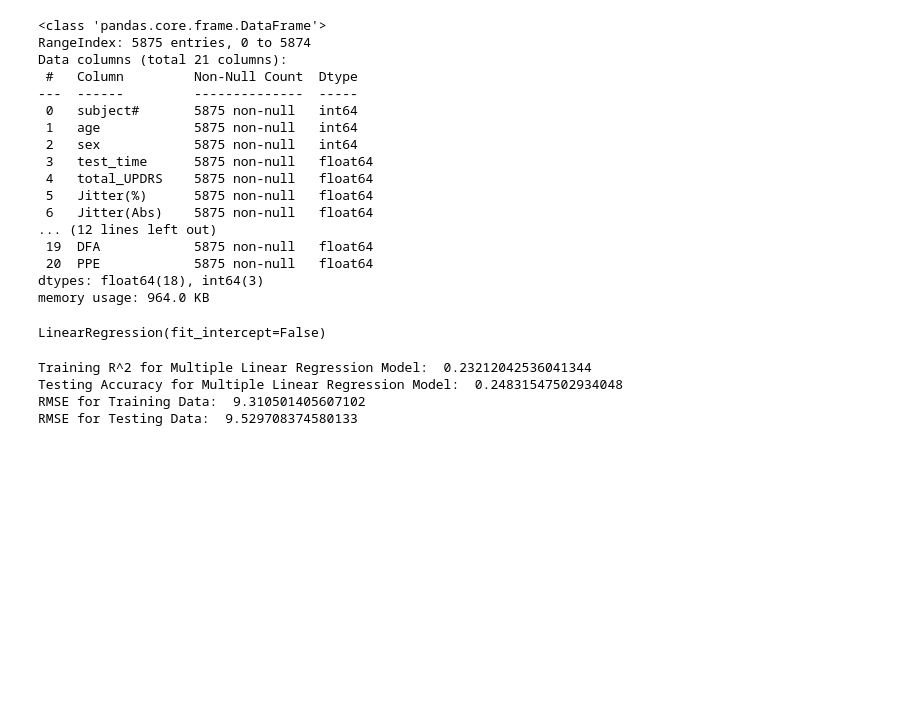
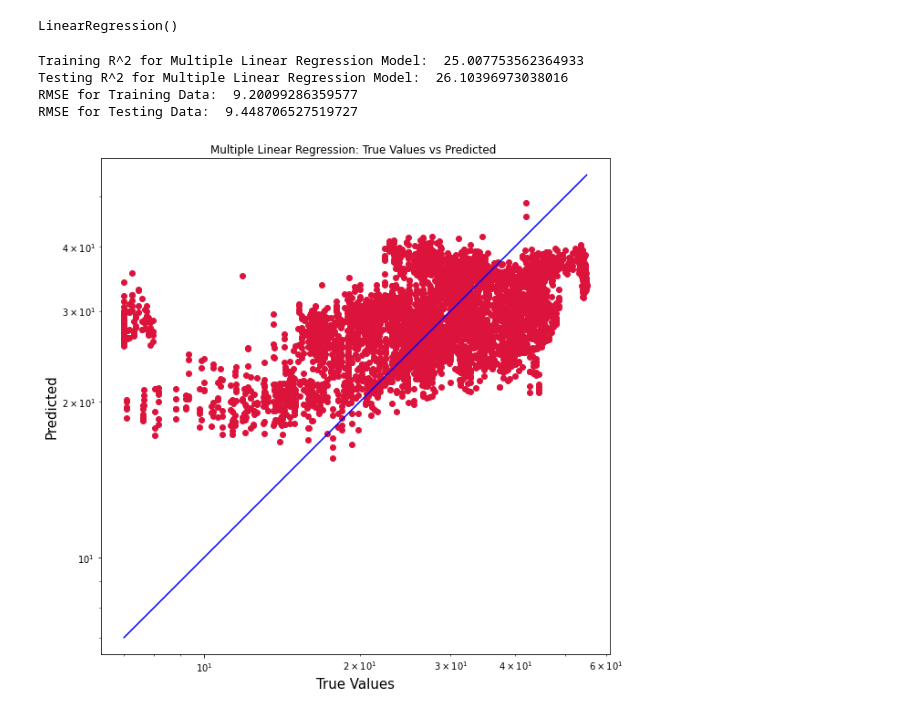
Before and after one commit to firaollumar/BMEN415Project, a Jupyter notebook: Case1: Regression Models/Regression_Model1_MLR.ipynb, the cells around one changed output. Cells and saved outputs as stored; diff of their text form; code cells hidden in the pictures; blank space fills up the shorter version.

Commit message:
plotting regression models

```diff
--- a/Case1: Regression Models/Regression_Model1_MLR.ipynb
+++ b/Case1: Regression Models/Regression_Model1_MLR.ipynb
@@ -130,23 +27,3 @@ data.drop(["motor_UPDRS"], axis=1, inplace=True)
-# %%
-data.info()
-# %% [output]
-<class 'pandas.core.frame.DataFrame'>
-RangeIndex: 5875 entries, 0 to 5874
-Data columns (total 21 columns):
- #   Column         Non-Null Count  Dtype
----  ------         --------------  -----
- 0   subject#       5875 non-null   int64
- 1   age            5875 non-null   int64
- 2   sex            5875 non-null   int64
- 3   test_time      5875 non-null   float64
- 4   total_UPDRS    5875 non-null   float64
- 5   Jitter(%)      5875 non-null   float64
- 6   Jitter(Abs)    5875 non-null   float64
-... (12 lines left out)
- 19  DFA            5875 non-null   float64
- 20  PPE            5875 non-null   float64
-dtypes: float64(18), int64(3)
-memory usage: 964.0 KB
 # %%
 X = data.drop(["total_UPDRS"], axis=1)
 y = data.total_UPDRS.values
@@ -164,10 +35,10 @@ x_train, x_test, y_train, y_test = train_test_split(X, y, test_size=0.2, random_
 # %%
 from sklearn.linear_model import LinearRegression
 
-multiple_linear_reg = LinearRegression(fit_intercept=False)
+multiple_linear_reg = LinearRegression()
 multiple_linear_reg.fit(x_train, y_train)
 # %% [output]
-LinearRegression(fit_intercept=False)
+LinearRegression()
 # %%
 from sklearn.model_selection import cross_val_predict  # For K-Fold Cross Validation
 from sklearn.metrics import r2_score  # For find accuracy with R2 Score
@@ -178,10 +49,10 @@ y_pred_MLR_train = multiple_linear_reg.predict(x_train)
 y_pred_MLR_test = multiple_linear_reg.predict(x_test)
 
 r2_MLR_train = r2_score(y_train, y_pred_MLR_train)
-print("Training R^2 for Multiple Linear Regression Model: ", r2_MLR_train)
+print("Training R^2 for Multiple Linear Regression Model: ", r2_MLR_train*100)
 
 r2_MLR_test = r2_score(y_test, y_pred_MLR_test)
-print("Testing R^2 for Multiple Linear Regression Model: ", r2_MLR_test)
+print("Testing R^2 for Multiple Linear Regression Model: ", r2_MLR_test*100)
 
 RMSE_MLR_train = sqrt(mean_squared_error(y_train, y_pred_MLR_train))
 print("RMSE for Training Data: ", RMSE_MLR_train)
@@ -189,7 +60,26 @@ print("RMSE for Training Data: ", RMSE_MLR_train)
 RMSE_MLR_test = sqrt(mean_squared_error(y_test, y_pred_MLR_test))
 print("RMSE for Testing Data: ", RMSE_MLR_test)
 # %% [output]
-Training R^2 for Multiple Linear Regression Model:  0.23212042536041344
-Testing Accuracy for Multiple Linear Regression Model:  0.24831547502934048
-RMSE for Training Data:  9.310501405607102
-RMSE for Testing Data:  9.529708374580133
+Training R^2 for Multiple Linear Regression Model:  25.007753562364933
+Testing R^2 for Multiple Linear Regression Model:  26.10396973038016
+RMSE for Training Data:  9.20099286359577
+RMSE for Testing Data:  9.448706527519727
+# %%
+true_value = y_train
+predicted_value = y_pred_MLR_train
+# %%
+plt.figure(figsize=(10,10))
+plt.scatter(true_value, predicted_value, c='crimson')
+plt.yscale('log')
+plt.xscale('log')
+
+p1 = max(max(predicted_value), max(true_value))
+p2 = min(min(predicted_value), min(true_value))
+plt.plot([p1, p2], [p1, p2], 'b-')
+plt.xlabel('True Values', fontsize=15)
+plt.ylabel('Predicted', fontsize=15)
+plt.title("Multiple Linear Regression: True Values vs Predicted ")
+plt.axis('equal')
+plt.show()
+# %% [output]
+[figure, added]
```
Also changed, not shown: parts of 13 cells of this notebook, 1 other file.
